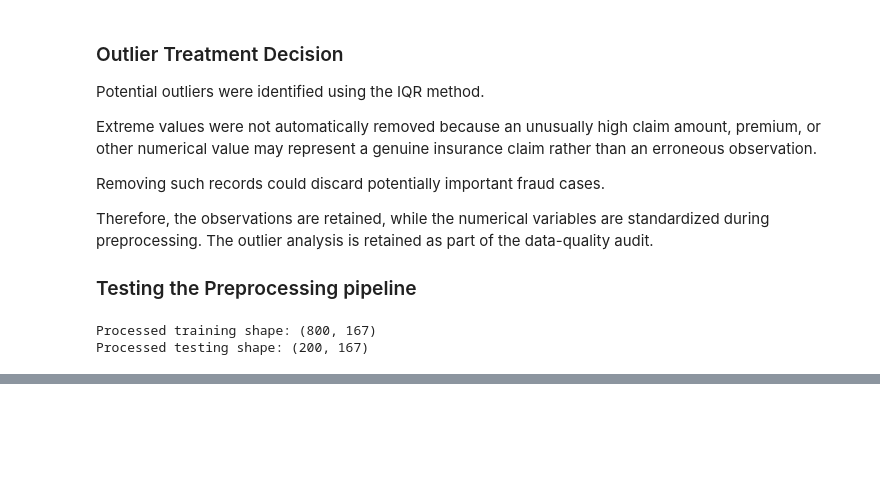
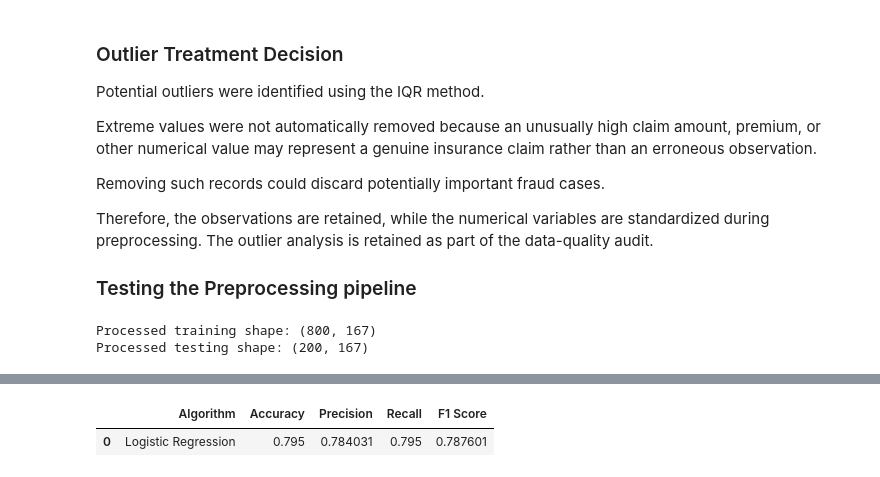
Before and after one commit to TejhashwiniCB/23CSE301-ML-Capstone, a Jupyter notebook: notebooks/classification.ipynb, the cells around one changed output, grey strips where cells are left out. Saved outputs shown, nothing was run; the diff lists cells and outputs as text; code cells hidden in the pictures; blank space fills up the shorter version.

```diff
--- a/notebooks/classification.ipynb
+++ b/notebooks/classification.ipynb
@@ -844,0 +948,15 @@ for all five Part-A classification algorithms.
+# %%
+classification_results = []
+
+classification_results.append({
+    "Algorithm": "Logistic Regression",
+    "Accuracy": accuracy_lr,
+    "Precision": precision_lr,
+    "Recall": recall_lr,
+    "F1 Score": f1_lr
+})
+
+pd.DataFrame(classification_results)
+# %% [output]
+|  | Algorithm | Accuracy | Precision | Recall | F1 Score |
+| 0 | Logistic Regression | 0.795 | 0.784031 | 0.795 | 0.787601 |
```
Also changed, not shown: parts of 39 cells of this notebook.
